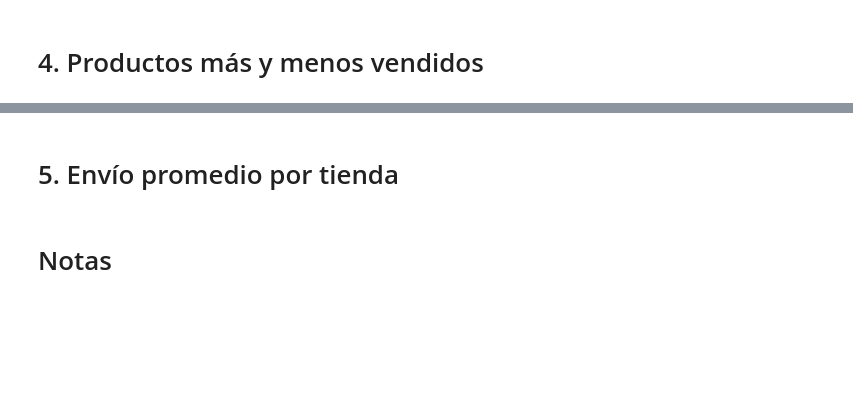
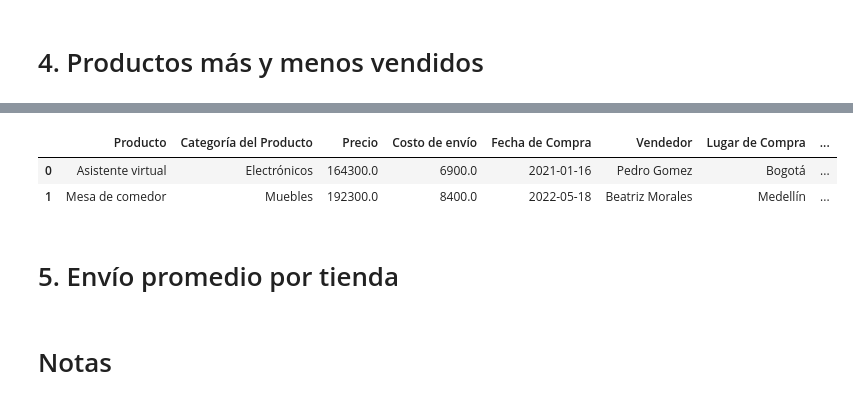
Before and after one commit to JCSR2022/challenge1-data-science-Alura, a Jupyter notebook: AluraStoreLatam.ipynb, the cells around one changed output, grey strips where cells are left out. Cells and saved outputs as stored; diff of their text form; code cells hidden in the pictures; blank space fills up the shorter version.

```diff
--- a/AluraStoreLatam.ipynb
+++ b/AluraStoreLatam.ipynb
@@ -514,3 +677,9 @@ graficar_ingresos_por_tienda_y_categoria(all_data)
+# %%
+all_data['tienda1'].head(2)
+# %% [output]
+|  | Producto | Categoría del Producto | Precio | Costo de envío | Fecha de Compra | Vendedor | Lugar de Compra | ... |
+| 0 | Asistente virtual | Electrónicos | 164300.0 | 6900.0 | 2021-01-16 | Pedro Gomez | Bogotá | ... |
+| 1 | Mesa de comedor | Muebles | 192300.0 | 8400.0 | 2022-05-18 | Beatriz Morales | Medellín | ... |
 # %% [markdown]
 # 5. Envío promedio por tienda
 # %% [markdown]
```
Also changed, not shown: parts of 14 cells of this notebook.
